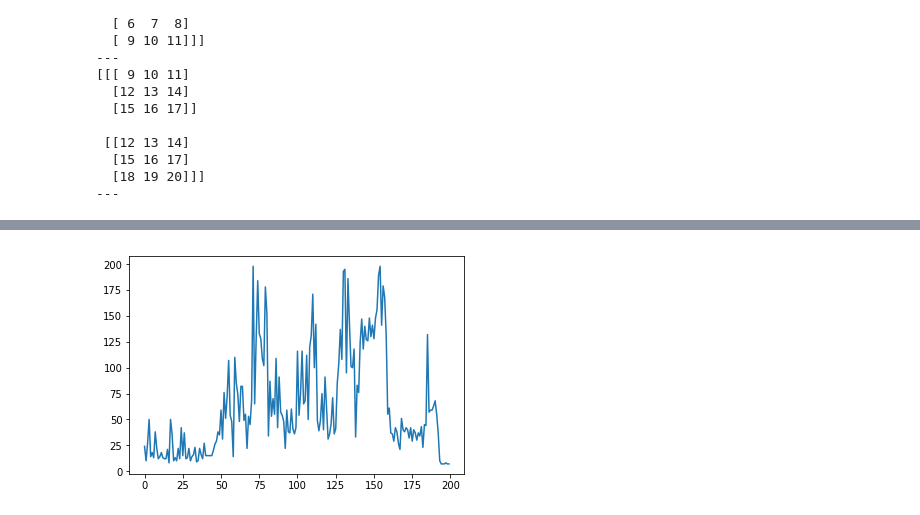
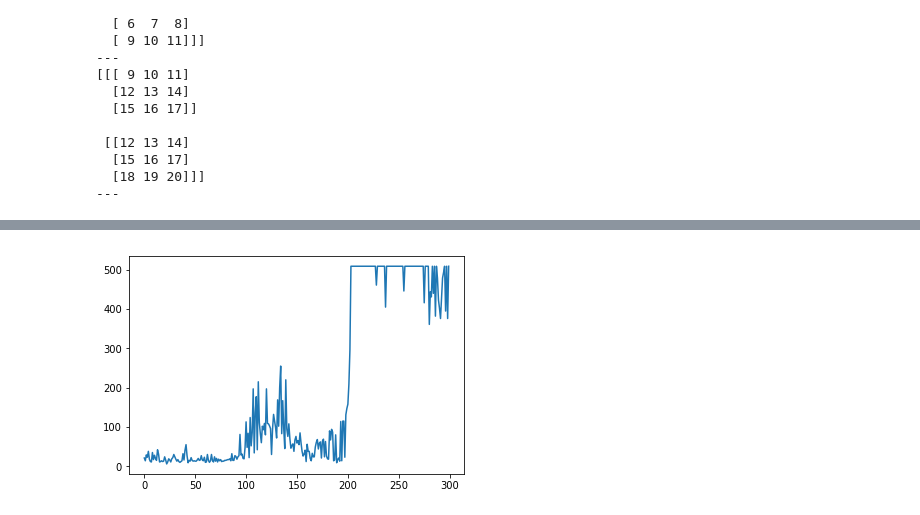
Before and after one commit to omikad/studying-ml, a Jupyter notebook: RL2/Experiments3.ipynb, the cells around one changed output, grey strips where cells are left out. Drawn from its saved outputs; the diff is of its cells as text; code cells hidden in the pictures.

```diff
--- a/RL2/Experiments3.ipynb
+++ b/RL2/Experiments3.ipynb
@@ -19,6 +23,6 @@ run = 0
 # %%
 # env = PongV0Wrapper(gym.make('Pong-v0'))
-env = gym.make('CartPole-v0')
+env = gym.make('CartPole-v1')
 
 print('Actions: {}'.format(env.action_space.n))
 print('Raw observation space: {}'.format(env.observation_space.shape))
@@ -58,14 +62,14 @@ class LearningParameters:
         self.max_frame_in_episode = env.spec.max_episode_steps
         self.max_memory_size = 10000
         self.episodes_between_think = 1
-        self.episodes_warmup = 5
+        self.episodes_warmup = 20
 
         self.gamma = 0.95                # rewards discount rate
         self.epsilon = 1.0               # exploration rate
         self.epsilon_start = self.epsilon
         self.epsilon_min = 0.05          # min exploration rate
         self.learning_rate = 0.1         # learning rate for algorithm
-        self.learning_rate_model = 0.01  # learning rate for model
+#         self.learning_rate_model = 0.01  # learning rate for model
 
 def decay_exploration_rate(params, episode):
     # Exponential rate decay
@@ -77,6 +81,17 @@ def decay_exploration_rate(params, episode):
     x = math.pow(params.epsilon_min / params.epsilon_start, 1.0 / params.episodes_count)
     params.epsilon = params.epsilon_start * math.pow(x, episode)
 
+def entropy(labels):
+    value, counts = np.unique(labels, return_counts=True)
+    return sc.stats.entropy(counts)
+
+def normalize_array(a):
+    a -= np.mean(a)
+    std = np.std(a)
+    if std != 0:
+        a /= std
+    return a
+
 def train(session, tfwriter, env, agent, params):
     agent.session = session
     agent.tfwriter = tfwriter
@@ -86,29 +101,29 @@ def train(session, tfwriter, env, agent, params):
     for episode in range(params.episodes_count):
         state = env.reset()
 
-        replays = []
+        episode_rewards = []
+        actions = []
 
         for frame in range(params.max_frame_in_episode):
             action = agent.act(state, frame)
 
             next_state, reward, done, _ = env.step(action)
 
-            if done:
+            if frame == params.max_frame_in_episode - 1:
+                reward = 10
+            elif done:
                 reward = -1
 
-            replays.append((frame, state, action, reward, next_state))
+            agent.remember(state, action, reward, next_state, frame)
+            episode_rewards.append(reward)
+            actions.append(action)
 
             if done:
                 break
 
             state = next_state
 
-        episode_rewards = list(r[3] for r in replays)
         rewards.append(sum(episode_rewards))
-
-        for i in range(len(replays)):
-            frame, state, action, _, next_state = replays[i]
-            agent.remember(state, action, episode_rewards[i], next_state, frame)
 
         if episode > params.episodes_warmup and (episode + 1) % params.episodes_between_think == 0:
             agent.think(params.batch_size, episode)
@@ -117,6 +132,7 @@ def train(session, tfwriter, env, agent, params):
 
         tfwriter.add_summary(tf.Summary(value=[
             tf.Summary.Value(tag='Train/Reward_sum', simple_value=rewards[-1]),
+            tf.Summary.Value(tag='Train/Policy_entropy', simple_value=entropy(actions)),
         ]), episode)
 
     return agent, rewards
@@ -516,15 +423,15 @@ class RnnQModel:
 # %%
 %%time
 run += 1
+print(run)
 tf.reset_default_graph()
 
-params = LearningParameters(env, env.reset(), episodes_count=200)
+params = LearningParameters(env, env.reset(), episodes_count=300)
 params.max_frame_in_episode = min(params.max_frame_in_episode, 500)
 params.learning_rate = 0.003
 params.max_memory_size = 1000
-params.reset_rnn_state_iters = 10
 params.batch_size = 32
-params.rnn_state_size = 3
+params.rnn_state_size = 8
 params.rnn_steps = 4
 agent = RnnQModel(params)
 
@@ -556 +464 @@ Wall time: 3min 5s
-[figure, old version]
+[figure, new version]
```
Also changed, not shown: parts of 6 cells of this notebook.
